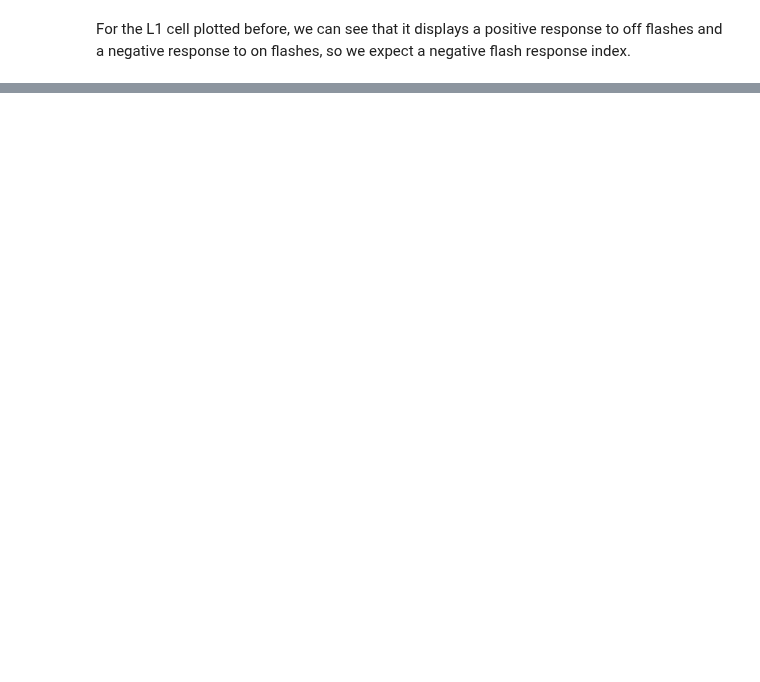
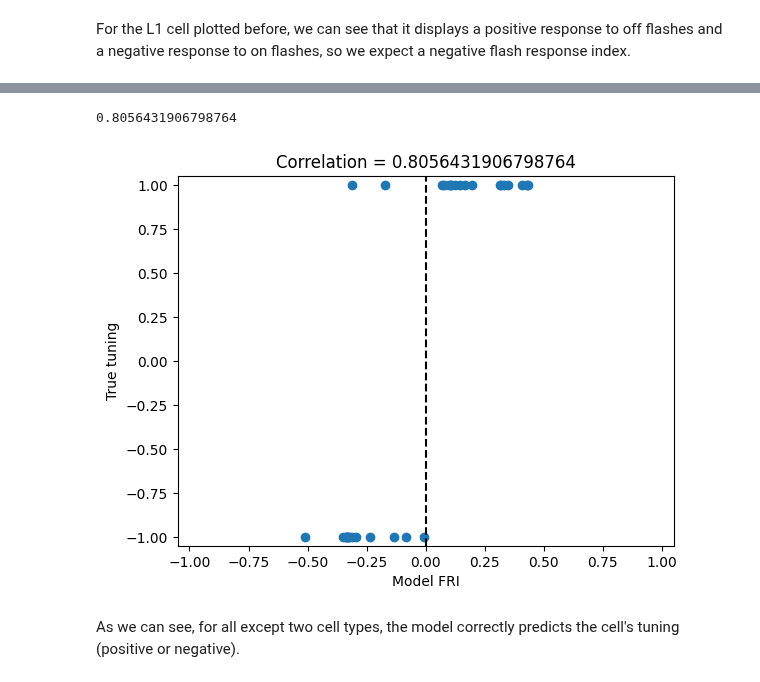
Before and after one commit to TuragaLab/flyvis, a Jupyter notebook: examples/03_flyvision_flash_responses.ipynb, the cells around one changed output, grey strips where cells are left out. Saved outputs shown, nothing was run; the diff lists cells and outputs as text; code cells hidden in the pictures; blank space fills up the shorter version.

```diff
--- a/examples/03_flyvision_flash_responses.ipynb
+++ b/examples/03_flyvision_flash_responses.ipynb
@@ -83,7 +93,9 @@ network = best_model_view.init_network(chkpt="best_chkpt")
 network.simulate??
 # %%
 # compute network responses to all flash stimuli
+# inputs should be of shape (#samples, #frames, 1, #hexals) so we unsqueeze the 2nd dimension
 responses = network.simulate(torch.stack(dataset[:]).unsqueeze(2), dt=dataset.dt)
+responses = responses.detach().cpu().numpy()
 # %% [markdown]
 ### FlashResponseView
 We've now computed network flash responses for all cells in the network. Flash response operations are handled by the `FlashResponseView` class.
@@ -93,13 +105,13 @@ from flyvision.analysis.flash_responses import FlashResponseView
 # extract cell responses in central column
 central_responses = responses[:, :, network.connectome.central_cells_index[:]]
 # wrap responses for easy access by cell type
-responses = CellTypeArray(
+responses_array = CellTypeArray(
     central_responses,
     cell_types=network.connectome.unique_cell_types[:].astype(str),
 )
 # %%
 # initialize FlashResponseView
-frv = FlashResponseView(arg_df=dataset.arg_df, config=dataset.config, responses=responses)
+frv = FlashResponseView(arg_df=dataset.arg_df, config=dataset.config, responses=responses_array)
 # %% [markdown]
 ### Response traces
 
@@ -134,0 +153,31 @@ print(fri)
+# %%
+from flyvision.analysis.flash_responses import fri_correlation_to_known
+from flyvision.utils.groundtruth_utils import polarity
+# compute FRis for all cell types
+fri_all = frv.fri(radius=6)
+# get FRi values and corresponding cell types
+fris = fri_all.responses.array[0]
+cell_types = fri_all.responses.cell_types
+# compute correlation
+fri_corr = fri_correlation_to_known(fris, cell_types)
+print(fri_corr[0])
+# %% [output]
+0.8056431906798764
+# %%
+# manually extract model and true FRIs for plotting
+known_cell_types = [k for k, v in polarity.items() if v != 0]
+model_fris = [fri_all.responses[k].item() for k in known_cell_types]
+true_fris = [polarity[k] for k in known_cell_types]
+# plot
+plt.scatter(model_fris, true_fris)
+plt.xlabel("Model FRI")
+plt.ylabel("True tuning")
+plt.axvline(0, linestyle="--", color="black")
+plt.xlim(-1.05, 1.05)
+plt.ylim(-1.05, 1.05)
+plt.title(f"Correlation = {fri_corr[0]}")
+plt.show()
+# %% [output]
+[figure, added]
+# %% [markdown]
+As we can see, for all except two cell types, the model correctly predicts the cell's tuning (positive or negative).
```
Also changed, not shown: parts of 25 cells of this notebook, 5 other files.
